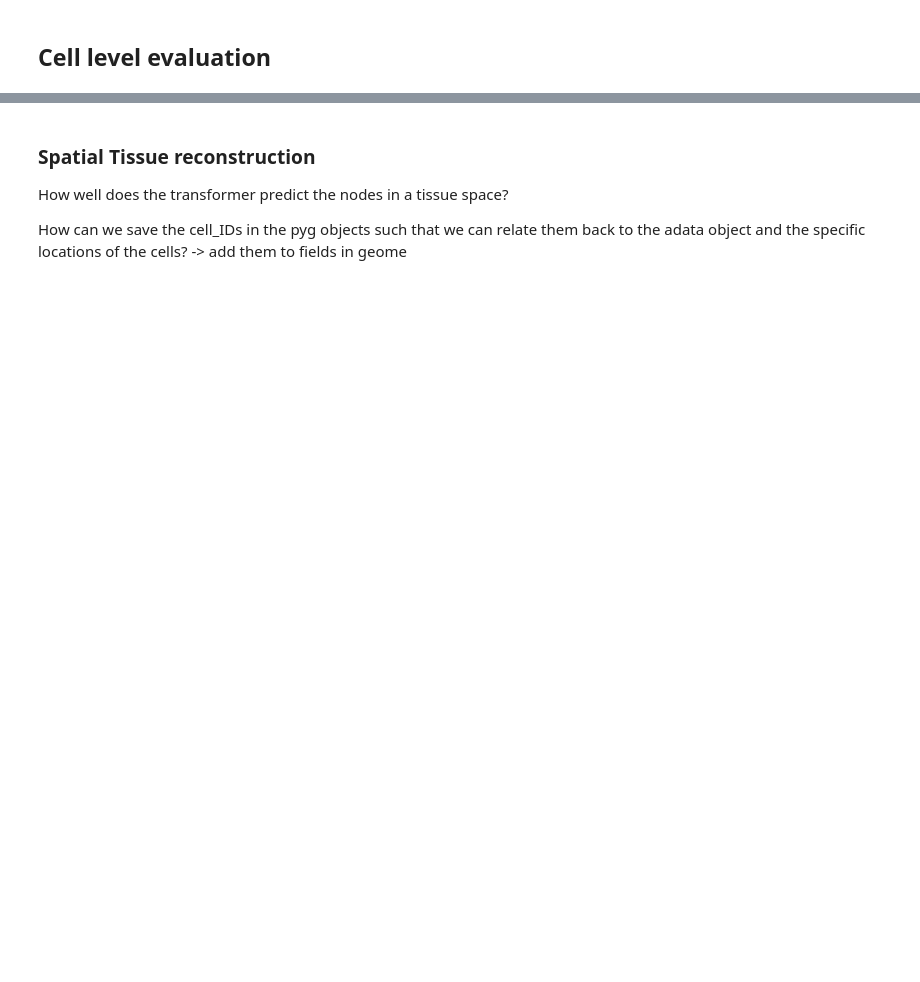
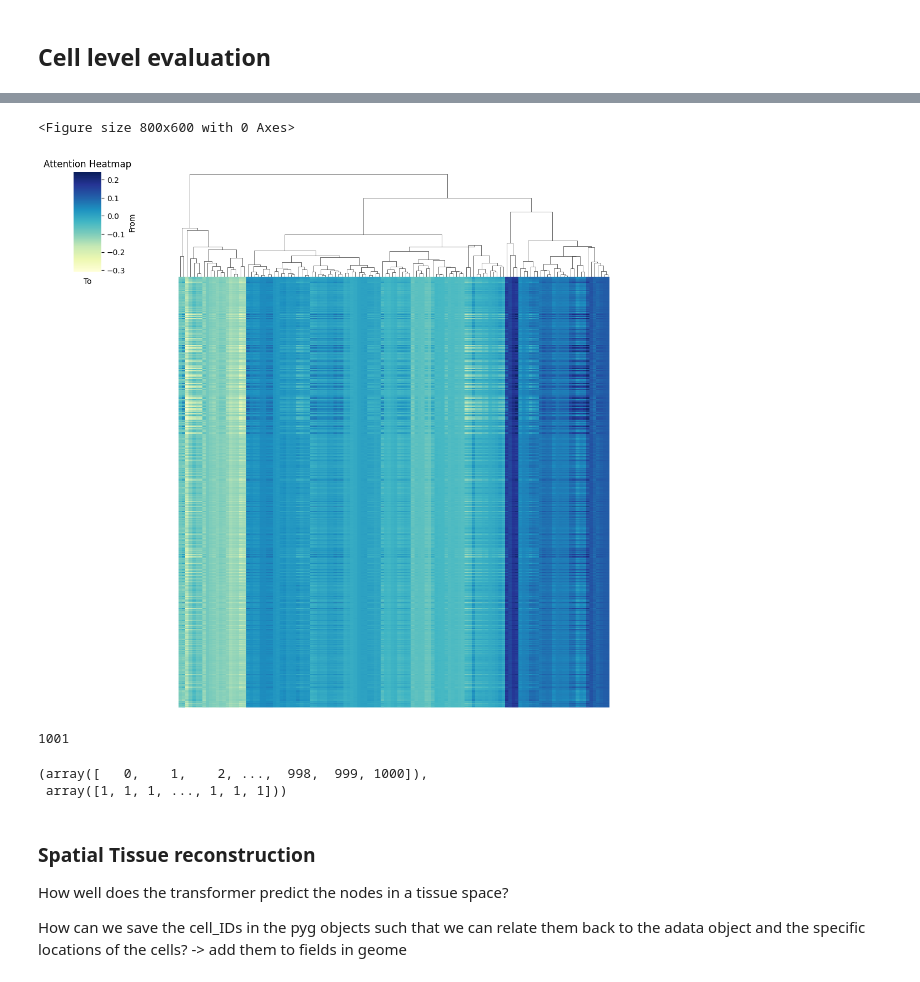
Before and after one commit to theislab/interscale, a Jupyter notebook: docs/notebooks/evaluation.ipynb, the cells around one changed output, grey strips where cells are left out. Drawn from its saved outputs; the diff is of its cells as text; code cells hidden in the pictures; blank space fills up the shorter version.

```diff
--- a/docs/notebooks/evaluation.ipynb
+++ b/docs/notebooks/evaluation.ipynb
@@ -46,3 +88,8 @@ model = LitGNNTransformer(cfg)
+# %%
+model_path = f'{artifact_dir}/{data_name}_{cfg.get("model/model_type")}_model/model.ckpt'
+checkpoint = torch.load(model_path)
+cfg = checkpoint['hyper_parameters']['cfg']
+model = LitGNNTransformer(cfg)
 # %%
 model.load_state_dict(checkpoint['state_dict'])
 pyg_data_val = read(data_dir, 'validation')
@@ -63,3 +110,10 @@ pyg_data_val[:3]
           - The transformed input data after applying multi-head attention, useful for the next layers in the model.
         - `attn_output_weights`: attention weights averaged across heads of shape (L,S)(L,S) when input is unbatched or (N,L,S)(N,L,S), where NN is the batch size, L is the target sequence length, and S is the source sequence length.
           -  The weights showing how much each input element contributes to the output, useful for interpretability and understanding the attention mechanism.
+# %%
+from graph_transformer_long_range_niches.pp.geome_utils import prepare_geome_dataset
+from graph_transformer_long_range_niches.tl.load_config import Config
+
+cfg_path = '/home/icb/francesca.drummer/1-Projects/GT-long-range-niches/src/config_files/He23/he23_gnntrans_niche.yaml'
+cfg = Config(cfg_path)
+pyg_datas, adata = prepare_geome_dataset(cfg)
@@ -127,0 +253,3 @@ torch.Size([457, 1, 128]) torch.Size([1, 457, 457])
+# %%
+batch_idx = 0
+attn_output_batch = att_map[:, batch_idx, :]
@@ -128,3 +370,22 @@ torch.Size([457, 1, 128]) torch.Size([1, 457, 457])
+# %%
+plt.figure(figsize=(8, 6))
+clustergrid = sns.clustermap(attn_output_batch, annot=False, cmap='YlGnBu', xticklabels=False, yticklabels=False, method="centroid", row_cluster = False)
+plt.xlabel('To')
+plt.ylabel('From')
+plt.title('Attention Heatmap')
+plt.show()
+# %% [output]
+<Figure size 800x600 with 0 Axes>
+[figure, added]
+# %%
+len(row_cluster_labels)power
+# %% [output]
+1001
+# %%
+np.unique(row_labels, return_counts=True)
+# %% [output]
+(array([   0,    1,    2, ...,  998,  999, 1000]),
+ array([1, 1, 1, ..., 1, 1, 1]))
 # %% [markdown]
 ### Spatial Tissue reconstruction
 
```
Also changed, not shown: parts of 38 cells of this notebook, 10 other files.
